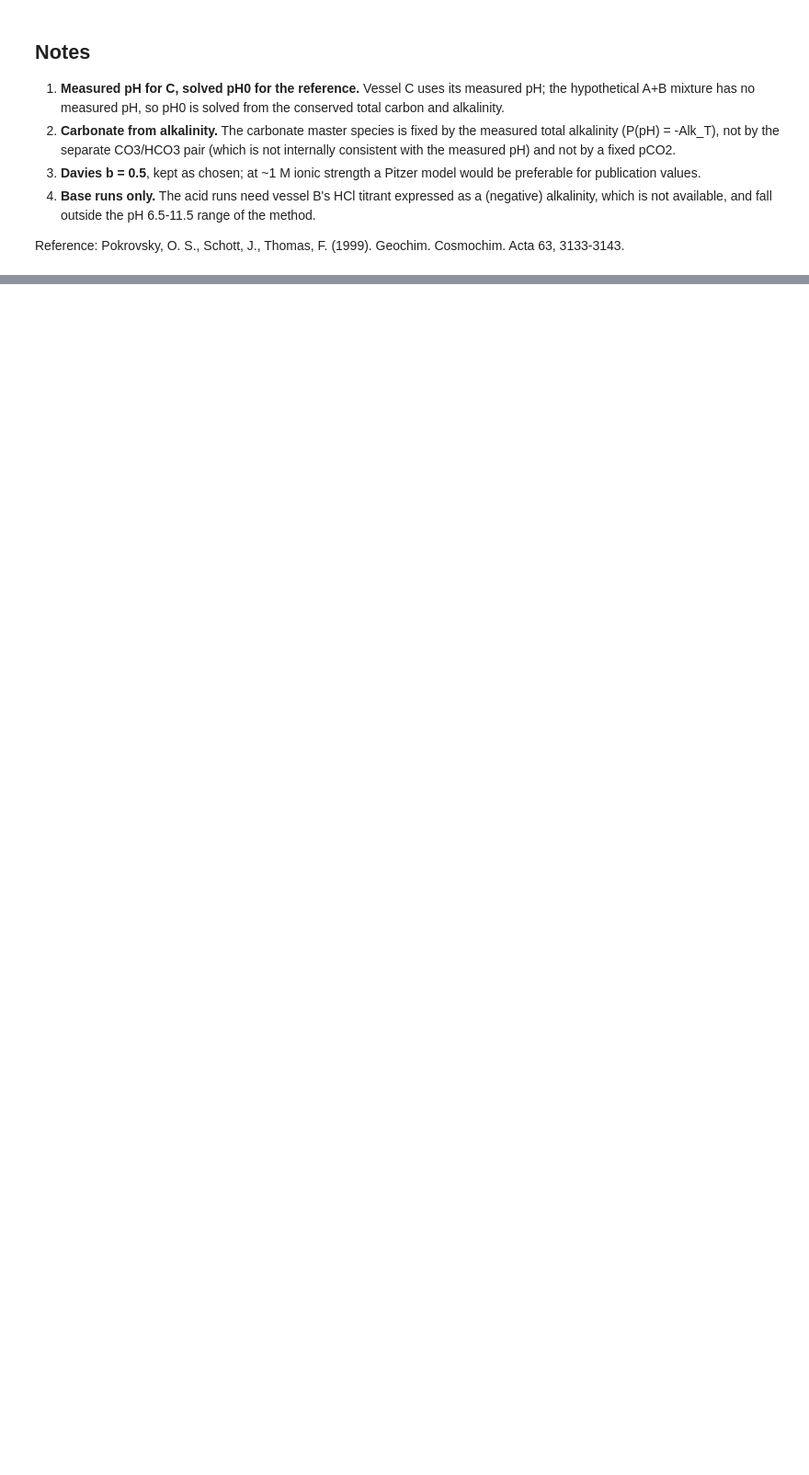
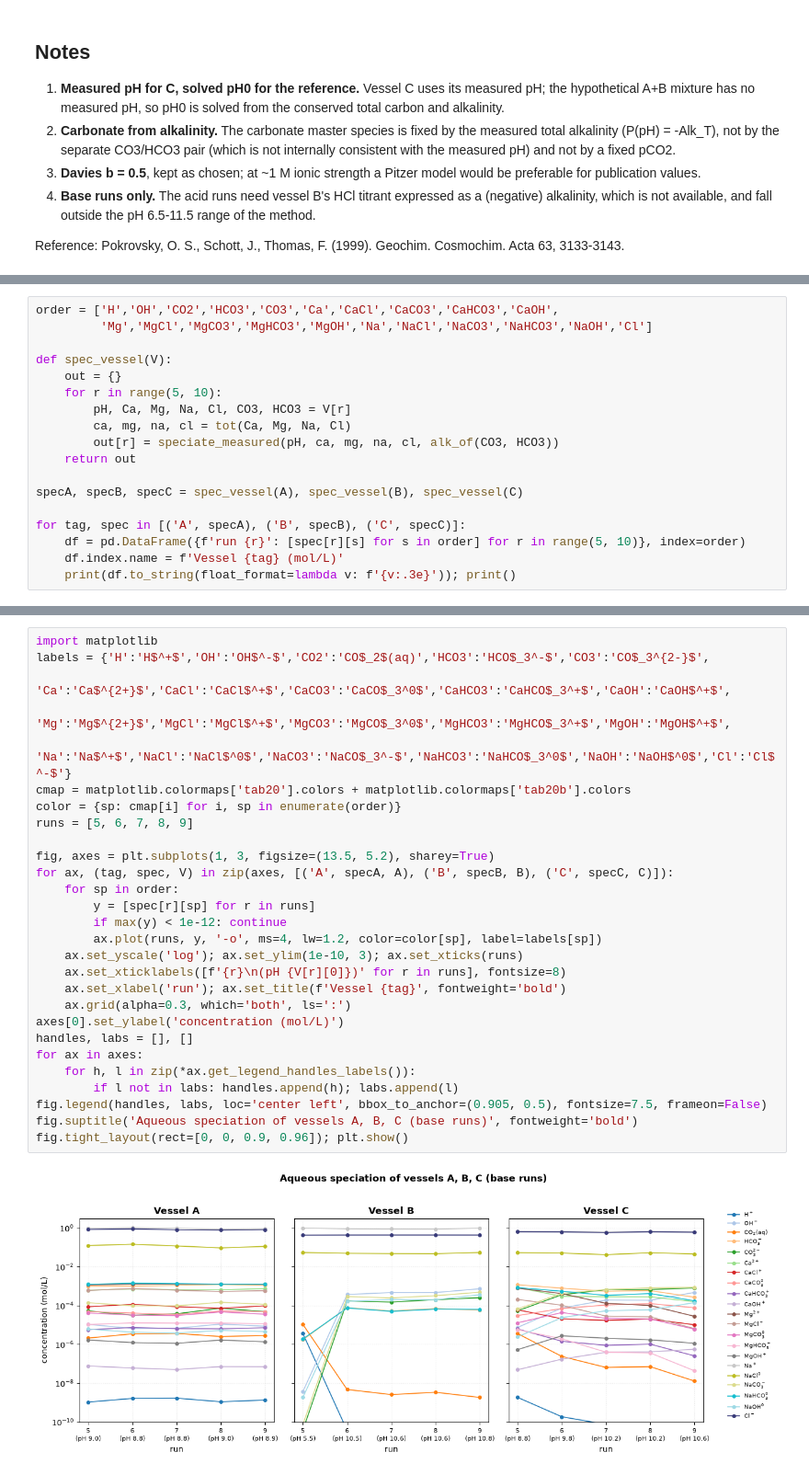
Before and after one commit to Marwa-2024/Speciation-calculation-, a Jupyter notebook: DolomiteSurfaceCharge.ipynb, the cells around one changed output, grey strips where cells are left out. Shown at 92% size. Drawn from its saved outputs; the diff is of its cells as text; blank space fills up the shorter version.

```diff
--- a/DolomiteSurfaceCharge.ipynb
+++ b/DolomiteSurfaceCharge.ipynb
@@ -180,0 +185,18 @@ Reference: Pokrovsky, O. S., Schott, J., Thomas, F. (1999). Geochim. Cosmochim.
+# %%
+order = ['H','OH','CO2','HCO3','CO3','Ca','CaCl','CaCO3','CaHCO3','CaOH',
+         'Mg','MgCl','MgCO3','MgHCO3','MgOH','Na','NaCl','NaCO3','NaHCO3','NaOH','Cl']
+
+def spec_vessel(V):
+    out = {}
+    for r in range(5, 10):
+        pH, Ca, Mg, Na, Cl, CO3, HCO3 = V[r]
+        ca, mg, na, cl = tot(Ca, Mg, Na, Cl)
+        out[r] = speciate_measured(pH, ca, mg, na, cl, alk_of(CO3, HCO3))
+    return out
+
+specA, specB, specC = spec_vessel(A), spec_vessel(B), spec_vessel(C)
+
+for tag, spec in [('A', specA), ('B', specB), ('C', specC)]:
+    df = pd.DataFrame({f'run {r}': [spec[r][s] for s in order] for r in range(5, 10)}, index=order)
+    df.index.name = f'Vessel {tag} (mol/L)'
+    print(df.to_string(float_format=lambda v: f'{v:.3e}')); print()
@@ -180,0 +221,30 @@ Reference: Pokrovsky, O. S., Schott, J., Thomas, F. (1999). Geochim. Cosmochim.
+# %%
+import matplotlib
+labels = {'H':'H$^+$','OH':'OH$^-$','CO2':'CO$_2$(aq)','HCO3':'HCO$_3^-$','CO3':'CO$_3^{2-}$',
+          'Ca':'Ca$^{2+}$','CaCl':'CaCl$^+$','CaCO3':'CaCO$_3^0$','CaHCO3':'CaHCO$_3^+$','CaOH':'CaOH$^+$',
+          'Mg':'Mg$^{2+}$','MgCl':'MgCl$^+$','MgCO3':'MgCO$_3^0$','MgHCO3':'MgHCO$_3^+$','MgOH':'MgOH$^+$',
+          'Na':'Na$^+$','NaCl':'NaCl$^0$','NaCO3':'NaCO$_3^-$','NaHCO3':'NaHCO$_3^0$','NaOH':'NaOH$^0$','Cl':'Cl$^-$'}
+cmap = matplotlib.colormaps['tab20'].colors + matplotlib.colormaps['tab20b'].colors
+color = {sp: cmap[i] for i, sp in enumerate(order)}
+runs = [5, 6, 7, 8, 9]
+
+fig, axes = plt.subplots(1, 3, figsize=(13.5, 5.2), sharey=True)
+for ax, (tag, spec, V) in zip(axes, [('A', specA, A), ('B', specB, B), ('C', specC, C)]):
+    for sp in order:
+        y = [spec[r][sp] for r in runs]
+        if max(y) < 1e-12: continue
+        ax.plot(runs, y, '-o', ms=4, lw=1.2, color=color[sp], label=labels[sp])
+    ax.set_yscale('log'); ax.set_ylim(1e-10, 3); ax.set_xticks(runs)
+    ax.set_xticklabels([f'{r}\n(pH {V[r][0]})' for r in runs], fontsize=8)
+    ax.set_xlabel('run'); ax.set_title(f'Vessel {tag}', fontweight='bold')
+    ax.grid(alpha=0.3, which='both', ls=':')
+axes[0].set_ylabel('concentration (mol/L)')
+handles, labs = [], []
+for ax in axes:
+    for h, l in zip(*ax.get_legend_handles_labels()):
+        if l not in labs: handles.append(h); labs.append(l)
+fig.legend(handles, labs, loc='center left', bbox_to_anchor=(0.905, 0.5), fontsize=7.5, frameon=False)
+fig.suptitle('Aqueous speciation of vessels A, B, C (base runs)', fontweight='bold')
+fig.tight_layout(rect=[0, 0, 0.9, 0.96]); plt.show()
+# %% [output]
+[figure, added]
```
Also changed, not shown: parts of 2 cells of this notebook.
